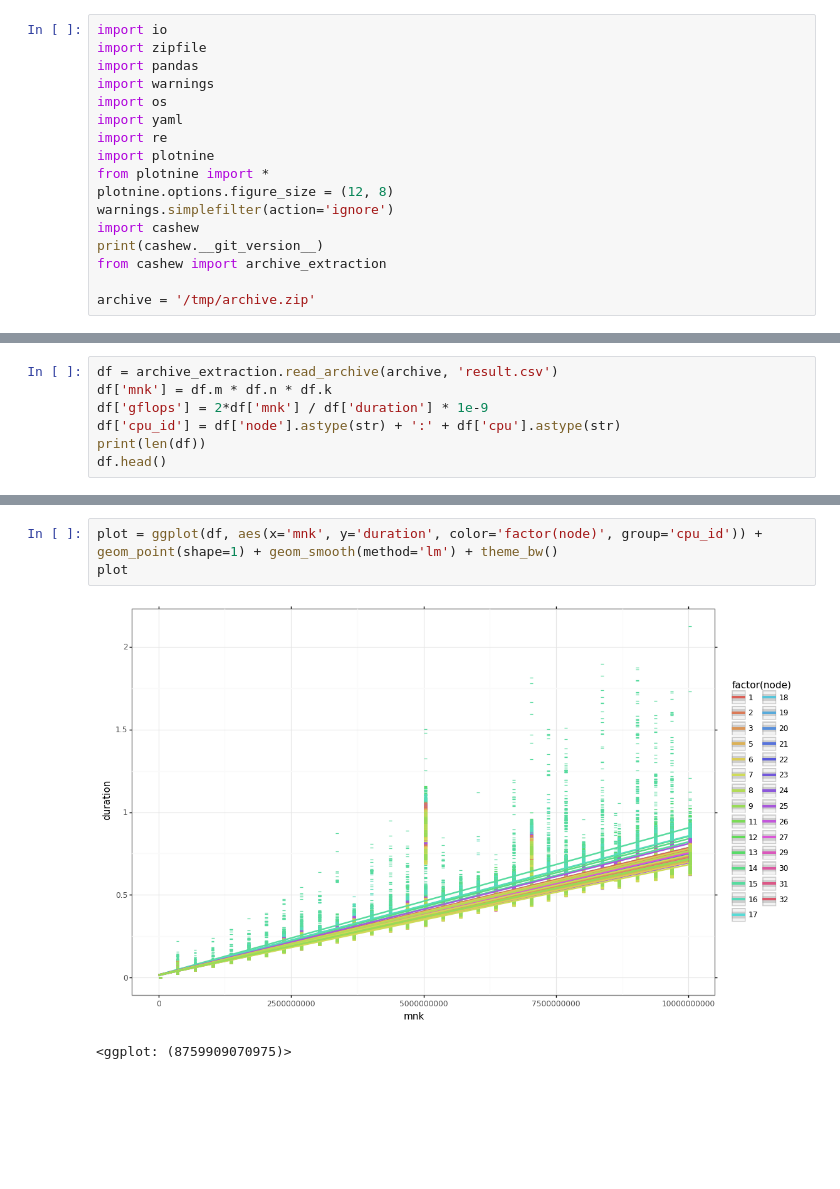
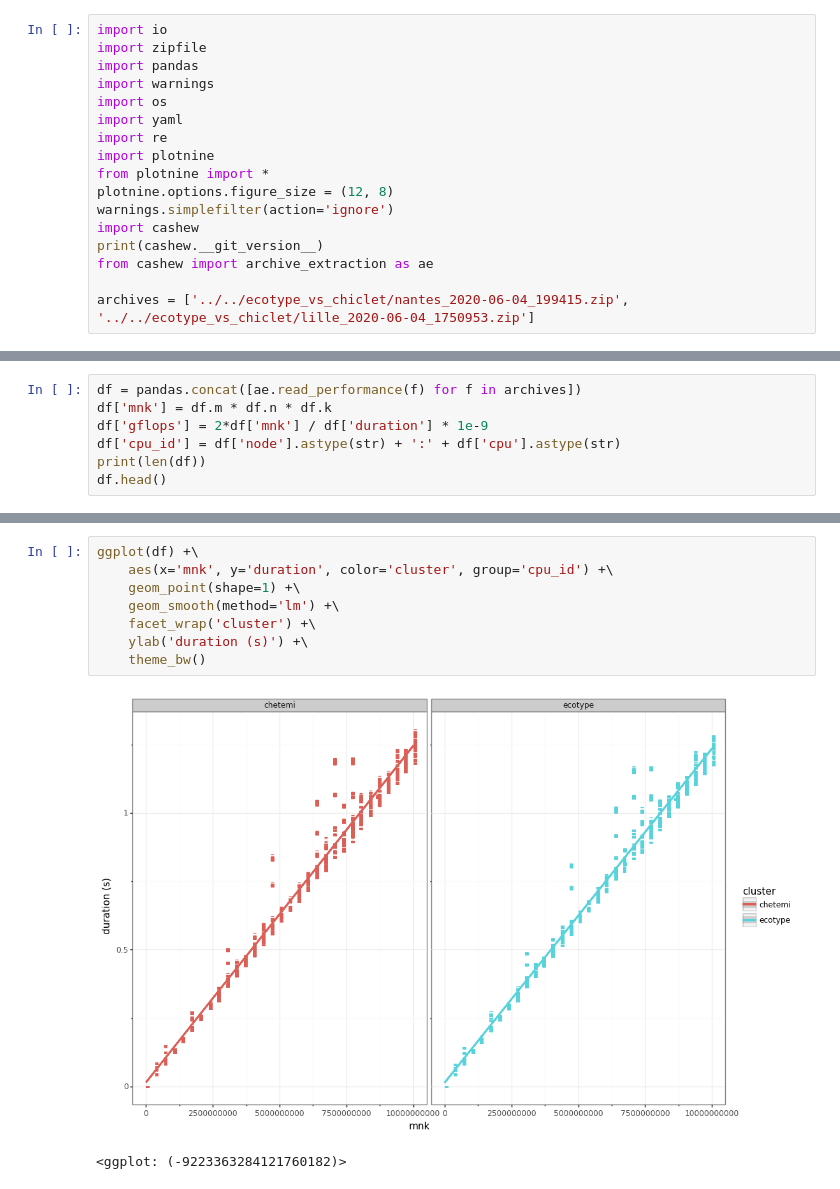
Before and after one commit to Ezibenroc/calibration_analysis, a Jupyter notebook: dahu/blas/monitoring.ipynb, the cells around one changed output, grey strips where cells are left out. Saved outputs shown, nothing was run; the diff lists cells and outputs as text; blank space fills up the shorter version.

Commit message:
Comparison of ecotype and chiclet

```diff
--- a/dahu/blas/monitoring.ipynb
+++ b/dahu/blas/monitoring.ipynb
@@ -12,7 +12,7 @@ plotnine.options.figure_size = (12, 8)
 warnings.simplefilter(action='ignore')
 import cashew
 print(cashew.__git_version__)
-from cashew import archive_extraction
+from cashew import archive_extraction as ae
 
-archive = '/tmp/archive.zip'
+archives = ['../../ecotype_vs_chiclet/nantes_2020-06-04_199415.zip', '../../ecotype_vs_chiclet/lille_2020-06-04_1750953.zip']
 # %% [output]
@@ -33,5 +20,5 @@ Sauvegarde en : « /tmp/archive.zip »
 # %%
-df = archive_extraction.read_archive(archive, 'result.csv')
+df = pandas.concat([ae.read_performance(f) for f in archives])
 df['mnk'] = df.m * df.n * df.k
 df['gflops'] = 2*df['mnk'] / df['duration'] * 1e-9
 df['cpu_id'] = df['node'].astype(str) + ':' + df['cpu'].astype(str)
@@ -48,7 +35,12 @@ df.head()
 # %%
-plot = ggplot(df, aes(x='mnk', y='duration', color='factor(node)', group='cpu_id')) + geom_point(shape=1) + geom_smooth(method='lm') + theme_bw()
-plot
+ggplot(df) +\
+    aes(x='mnk', y='duration', color='cluster', group='cpu_id') +\
+    geom_point(shape=1) +\
+    geom_smooth(method='lm') +\
+    facet_wrap('cluster') +\
+    ylab('duration (s)') +\
+    theme_bw()
 # %% [output]
-[figure, old version]
+[figure, new version]
-<ggplot: (8759909070975)>
+<ggplot: (-9223363284121760182)>
 # %%
```
Also changed, not shown: parts of 18 cells of this notebook, 2 other files.
